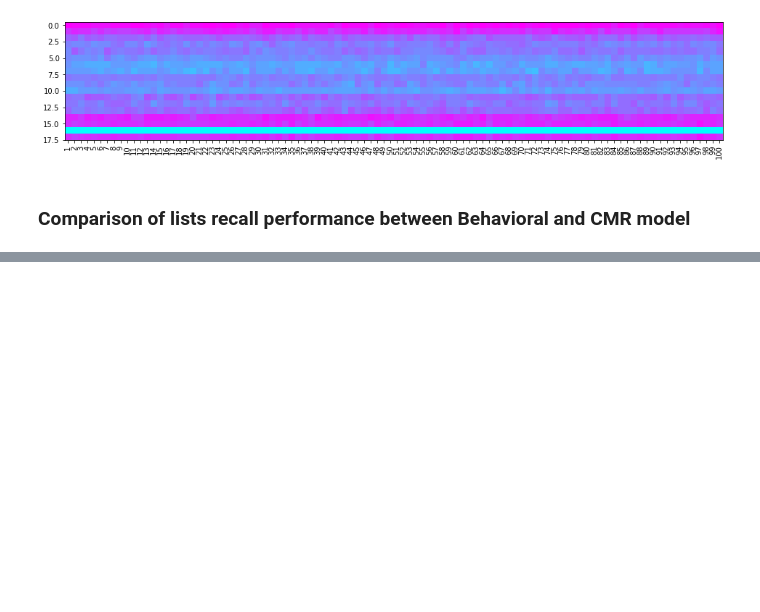
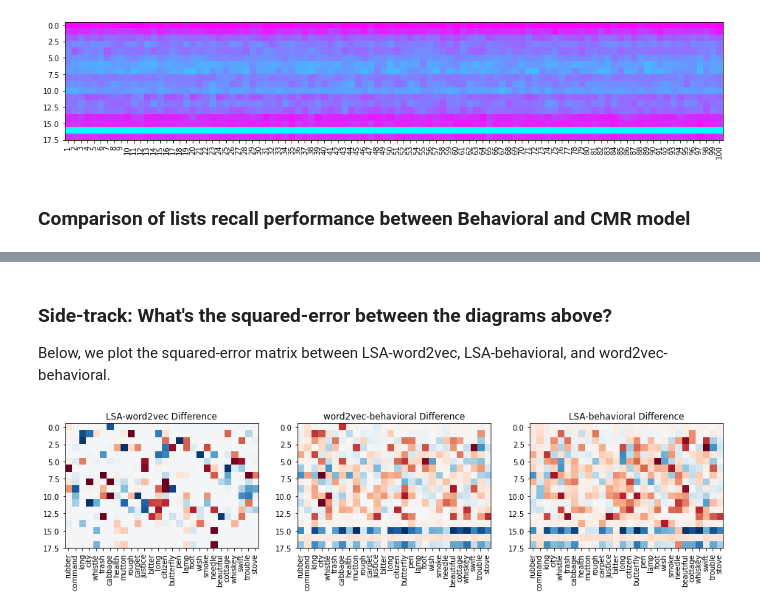
Before and after one commit to devYaoYH/DRM_Analysis, a Jupyter notebook: Data Visualization.ipynb, the cells around one changed output, grey strips where cells are left out. Drawn from its saved outputs; the diff is of its cells as text; code cells hidden in the pictures; blank space fills up the shorter version.

```diff
--- a/Data Visualization.ipynb
+++ b/Data Visualization.ipynb
@@ -490,0 +674,32 @@ List recall performance comparison between CMR (right) and Behvaioral (left)
+# %% [markdown]
+### Side-track: What's the squared-error between the diagrams above?
+
+Below, we plot the squared-error matrix between LSA-word2vec, LSA-behavioral, and word2vec-behavioral.
+# %%
+# Matrices for LSA,word2vec,behavioral data
+lsa_mat = format_recall_matrix(cmr_list_matrix,cmr_list_order)
+w2v_mat = format_recall_matrix(cmr_w2v_list_matrix,cmr_w2v_list_order)
+behavioral_mat = format_recall_matrix(list_matrix,list_order)
+
+f,axes = plt.subplots(1,3,figsize=(16,4))
+# LSA-word2vec squared difference (preserving sign)
+plt.sca(axes[0])
+axes[0].title.set_text("LSA-word2vec Difference")
+plt.xticks(ticks=range(len(cmr_list_order)),labels=list_order,rotation=90)
+diff_mat = lsa_mat-w2v_mat
+plt.imshow(np.multiply(np.sign(diff_mat),np.square(diff_mat)),cmap='RdBu',interpolation='nearest')
+# word2vec-behavioral squared difference
+plt.sca(axes[1])
+axes[1].title.set_text("word2vec-behavioral Difference")
+plt.xticks(ticks=range(len(cmr_w2v_list_order)),labels=list_order,rotation=90)
+diff_mat = w2v_mat-behavioral_mat
+plt.imshow(np.multiply(np.sign(diff_mat),np.square(diff_mat)),cmap='RdBu',interpolation='nearest')
+# LSA-behavioral squared difference
+plt.sca(axes[2])
+axes[2].title.set_text("LSA-behavioral Difference")
+plt.xticks(ticks=range(len(list_order)),labels=list_order,rotation=90)
+diff_mat = lsa_mat-behavioral_mat
+plt.imshow(np.multiply(np.sign(diff_mat),np.square(diff_mat)),cmap='RdBu',interpolation='nearest')
+plt.show()
+# %% [output]
+[figure, added]
```
Also changed, not shown: parts of 27 cells of this notebook, 13 other files.
